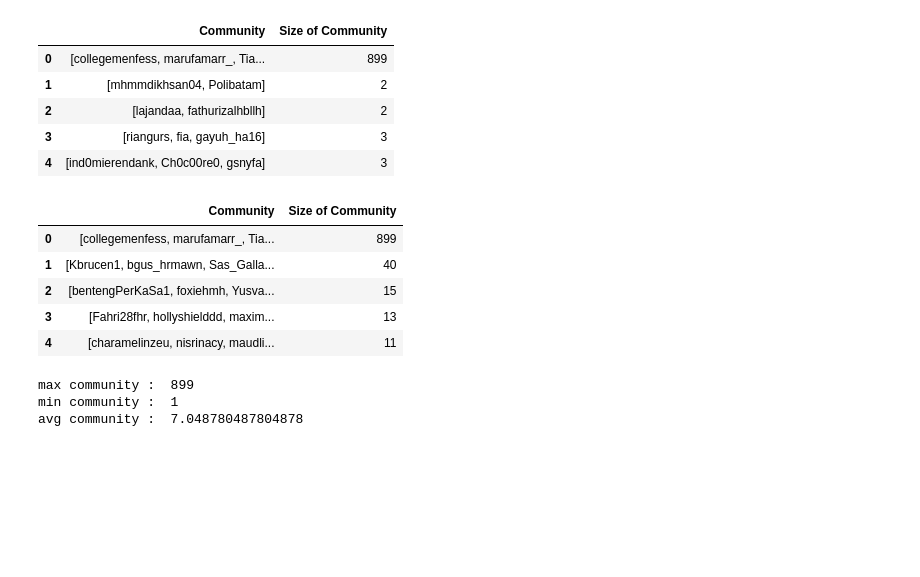
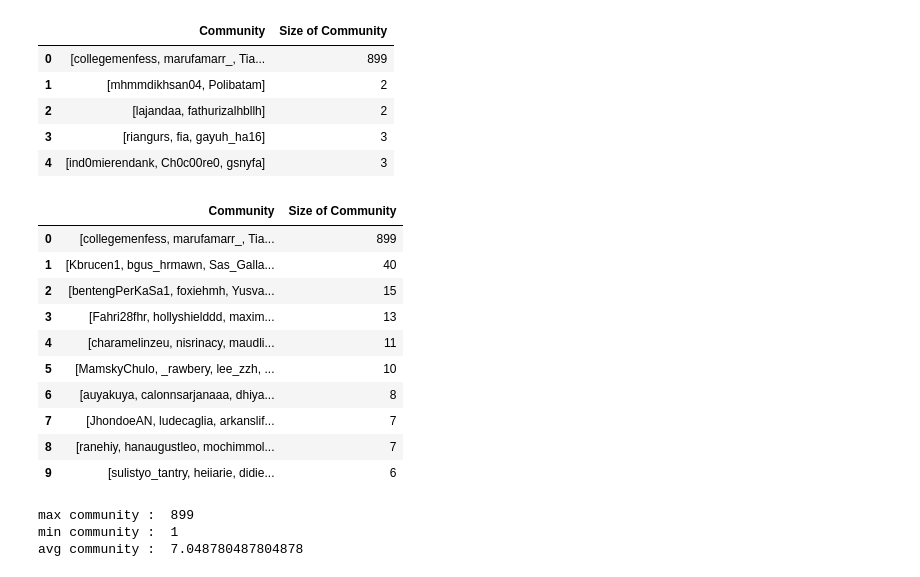
Before and after one commit to alfhi24/social-media-analysis, a Jupyter notebook: Final Project/CommunityDetection.ipynb, the cells around one changed output. Saved outputs shown, nothing was run; the diff lists cells and outputs as text; code cells hidden in the pictures; blank space fills up the shorter version.

```diff
--- a/Final Project/CommunityDetection.ipynb
+++ b/Final Project/CommunityDetection.ipynb
@@ -177,14 +167,19 @@ df_community.head()
 # %%
 df_community = df_community.sort_values(by='Size of Community', ascending=False)
 df_community = df_community.reset_index(drop = True)
-df_community.head()
+df_community.head(10)
 # %% [output]
 |  | Community | Size of Community |
 | 0 | [collegemenfess, marufamarr_, Tia... | 899 |
 | 1 | [Kbrucen1, bgus_hrmawn, Sas_Galla... | 40 |
 | 2 | [bentengPerKaSa1, foxiehmh, Yusva... | 15 |
 | 3 | [Fahri28fhr, hollyshielddd, maxim... | 13 |
 | 4 | [charamelinzeu, nisrinacy, maudli... | 11 |
+| 5 | [MamskyChulo, _rawbery, lee_zzh, ... | 10 |
+| 6 | [auyakuya, calonnsarjanaaa, dhiya... | 8 |
+| 7 | [JhondoeAN, ludecaglia, arkanslif... | 7 |
+| 8 | [ranehiy, hanaugustleo, mochimmol... | 7 |
+| 9 | [sulistyo_tantry, heiiarie, didie... | 6 |
 # %%
 max_com = df_community['Size of Community'].max()
 min_com = df_community['Size of Community'].min()
```
Also changed, not shown: parts of 5 cells of this notebook.
